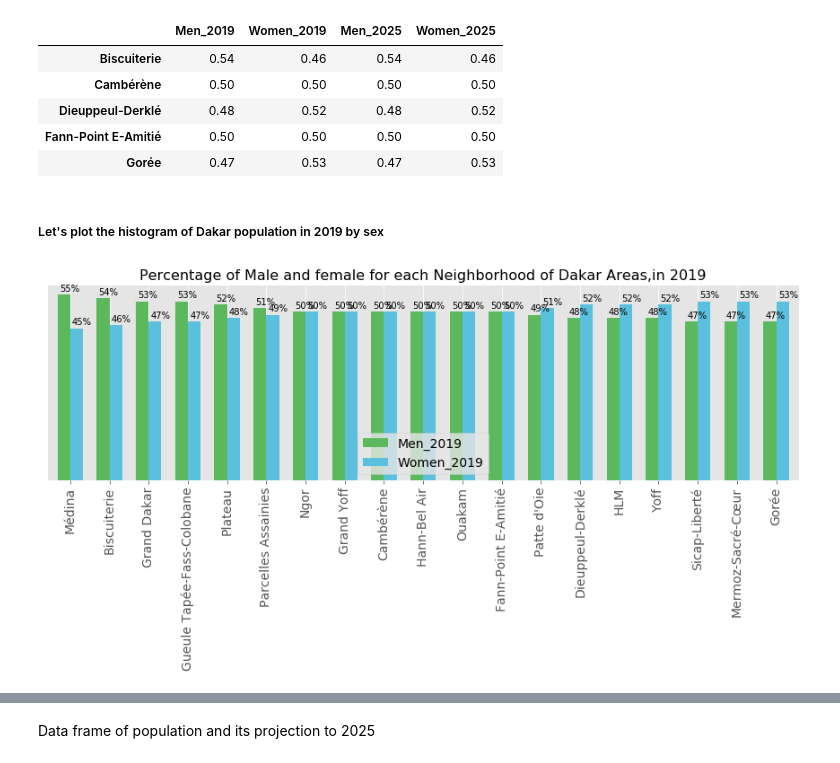
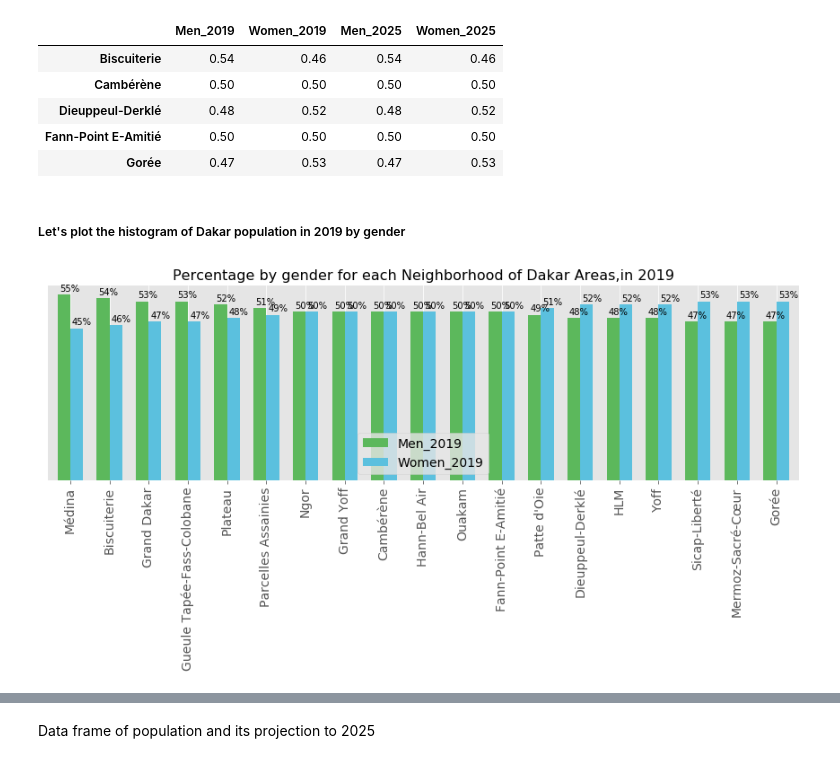
Before and after one commit to Amadou-SOULEY/Applied_Data_Science_Capstone, a Jupyter notebook: Capstone_Project_The-Battle-of-Neighborhoods.ipynb, the cells around one changed output, grey strips where cells are left out. Cells and saved outputs as stored; diff of their text form; code cells hidden in the pictures.

```diff
--- a/Capstone_Project_The-Battle-of-Neighborhoods.ipynb
+++ b/Capstone_Project_The-Battle-of-Neighborhoods.ipynb
@@ -184,25 +185,25 @@ df_Dakar_Population_2019_2025.head()
 | Fann-Point E-Amitié | 0.50 | 0.50 | 0.50 | 0.50 |
 | Gorée | 0.47 | 0.53 | 0.47 | 0.53 |
 # %% [markdown]
-##### Let's plot the histogram of Dakar population in 2019 by sex
+##### Let's plot the histogram of Dakar population in 2019 by gender
 # %%
 colors_list = ['#5cb85c','#5bc0de']
 result19 = df_Dakar_2019
 # Change this line to plot percentages instead of absolute values
 ax = result19.plot(kind='bar',figsize=(15,4),width = 0.65,color = colors_list,edgecolor=None)
 plt.legend(labels=result19.columns,fontsize= 14)
-plt.title("Percentage of Male and female for each Neighborhood of Dakar Areas,in 2019",fontsize= 16)
+plt.title("Percentage by gender for each Neighborhood of Dakar Areas,in 2019",fontsize= 16)
 
 plt.xticks(fontsize=14)
 for spine in plt.gca().spines.values():
     spine.set_visible(False)
 plt.yticks([])
 
 # Add this loop to add the annotations
 for p in ax.patches:
     width, height = p.get_width(), p.get_height()
     x, y = p.get_xy()
     ax.annotate('{:.0%}'.format(height), (p.get_x()+.15*width, p.get_y() + height + 0.01))
 # %% [output]
-[figure, old version]
+[figure, new version]
 # %% [markdown]
```
Also changed, not shown: parts of 25 cells of this notebook.
